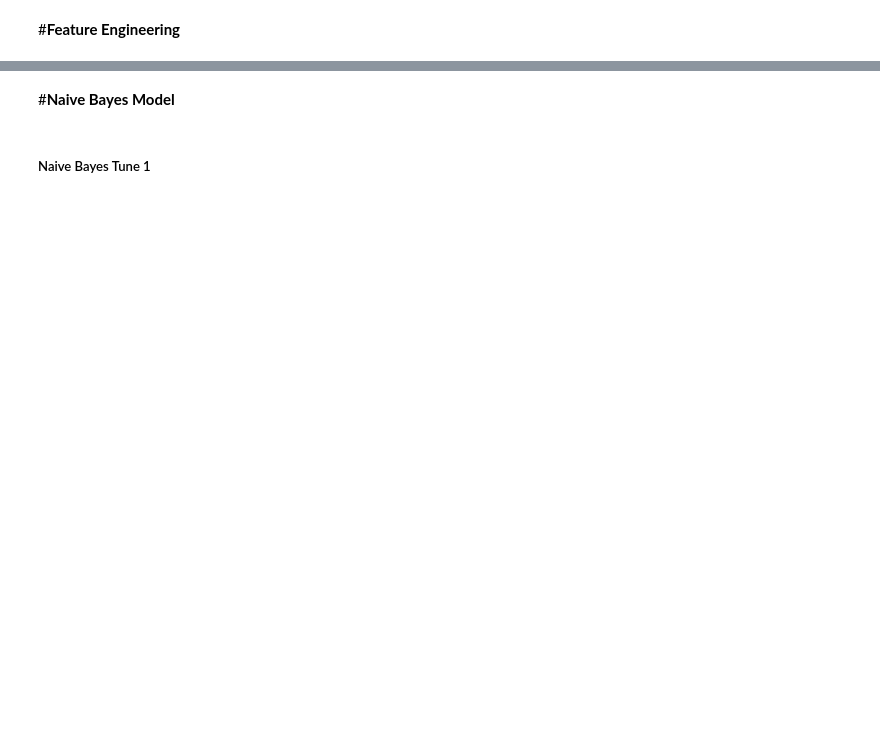
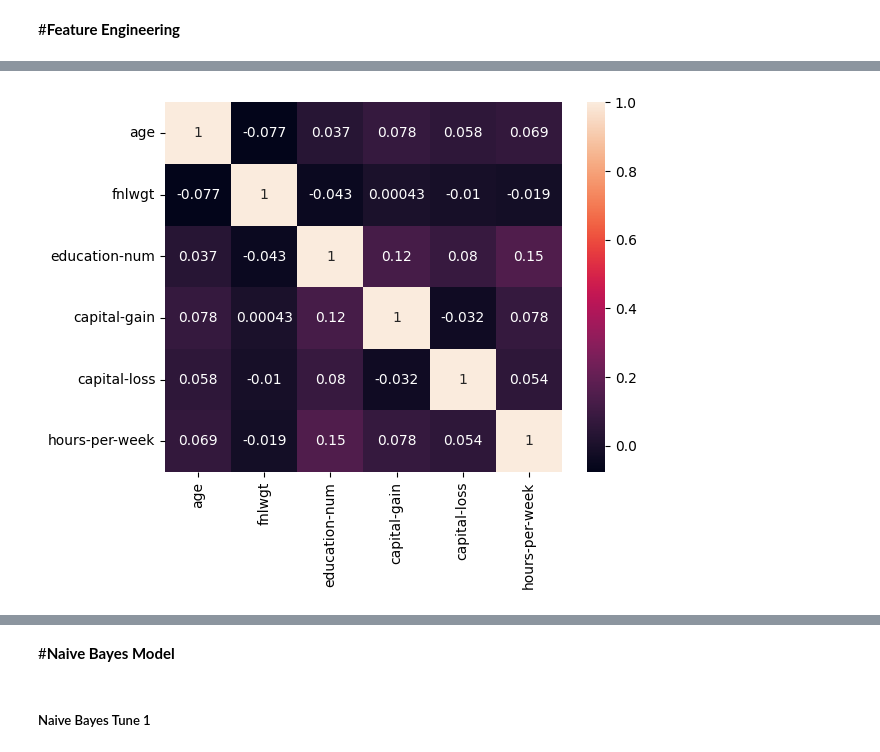
Before and after one commit to Manith-Ratnayake/UCI_machine_learning, a Jupyter notebook: Machine_Learning.ipynb, the cells around one changed output, grey strips where cells are left out. Saved outputs shown, nothing was run; the diff lists cells and outputs as text; code cells hidden in the pictures; blank space fills up the shorter version.

```diff
--- a/Machine_Learning.ipynb
+++ b/Machine_Learning.ipynb
@@ -267,20 +269,0 @@ adult_data['native-country'] = adult_data['native-country'].replace('?', 'United
-# %%
-from sklearn.preprocessing import OneHotEncoder
-
-# Assuming 'file_data' is your DataFrame and 'income' is the target variable
-categorical_cols = adult_data.columns[adult_data.dtypes==object].tolist()
-categorical_cols.remove('income')
-
-# Apply one-hot encoding with the updated parameter
-# Use 'sparse_output=False' if you're using scikit-learn 1.2 or newer.
-# This will ensure your code is forward-compatible.
-one_hot_encoder = OneHotEncoder(sparse_output=False)
-categorical_data_encoded = one_hot_encoder.fit_transform(adult_data[categorical_cols])
-
-# Convert to DataFrame and add column names
-encoded_columns = one_hot_encoder.get_feature_names_out(categorical_cols)
-categorical_data_encoded_df = pd.DataFrame(categorical_data_encoded, columns=encoded_columns)
-
-# Drop original categorical columns and concat encoded columns
-adult_data = adult_data.drop(categorical_cols, axis=1).reset_index(drop=True)
-adult_data_encoded = pd.concat([adult_data, categorical_data_encoded_df], axis=1)
@@ -315,0 +302,4 @@ adult_data.income = adult_data.income.replace('>50K', 1)
+# %%
+seaborn.heatmap(adult_data.corr(), annot=True);
+# %% [output]
+[figure, added]
```
Also changed, not shown: parts of 31 cells of this notebook.
